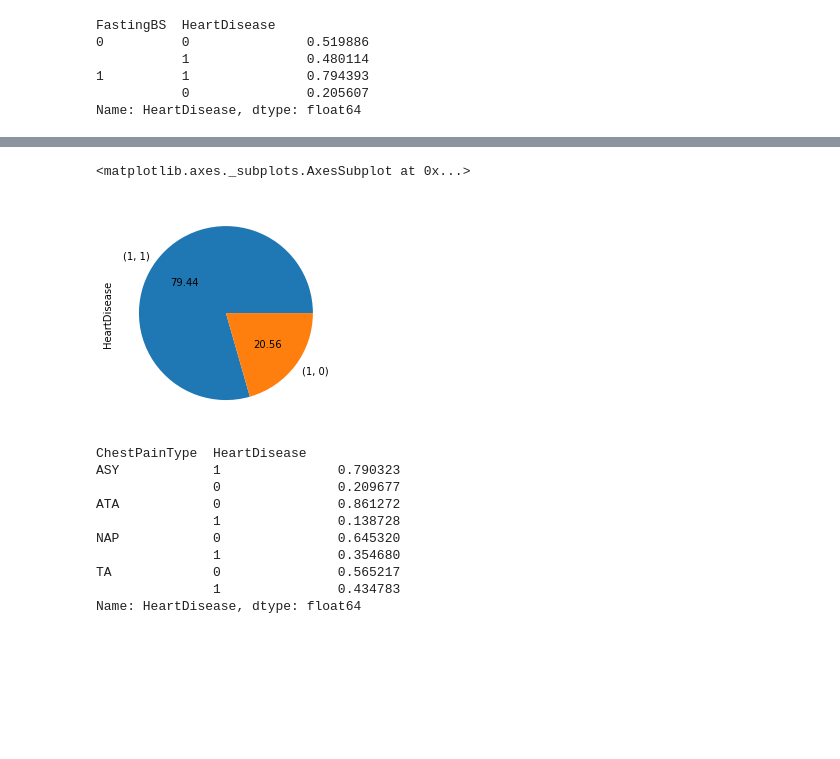
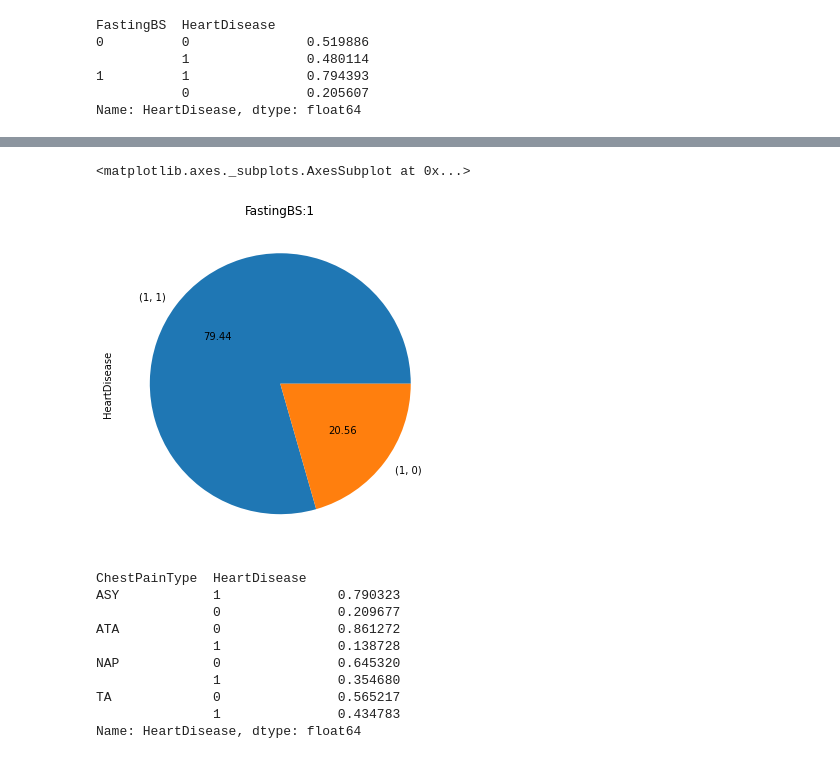
Before and after one commit to pingli10/project-2-part-4, a Jupyter notebook: Copy_of_new_week_10_project_2_part_4.ipynb, the cells around one changed output, grey strips where cells are left out. Saved outputs shown, nothing was run; the diff lists cells and outputs as text; code cells hidden in the pictures; blank space fills up the shorter version.

```diff
--- a/Copy_of_new_week_10_project_2_part_4.ipynb
+++ b/Copy_of_new_week_10_project_2_part_4.ipynb
@@ -455,8 +483,10 @@ group_fast.iloc[0:2,].plot(kind='pie',autopct='%.2f')
 # %%
+plt.figure(figsize=(10,6))
+plt.title('FastingBS:1')
 group_fast.iloc[2:4,].plot(kind='pie',autopct='%.2f')
 # %% [output]
 <matplotlib.axes._subplots.AxesSubplot at 0x...>
-[figure, old version]
+[figure, new version]
 # %%
 group_chestpain = df.groupby('ChestPainType')['HeartDisease'].value_counts(normalize=True)
 group_chestpain
```
Also changed, not shown: parts of 24 cells of this notebook.
